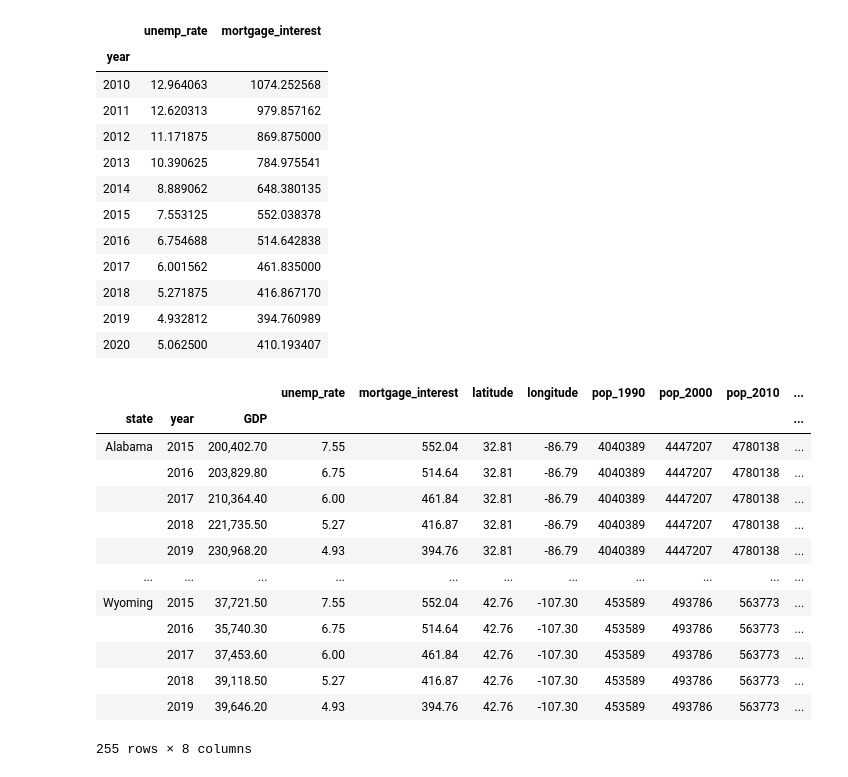
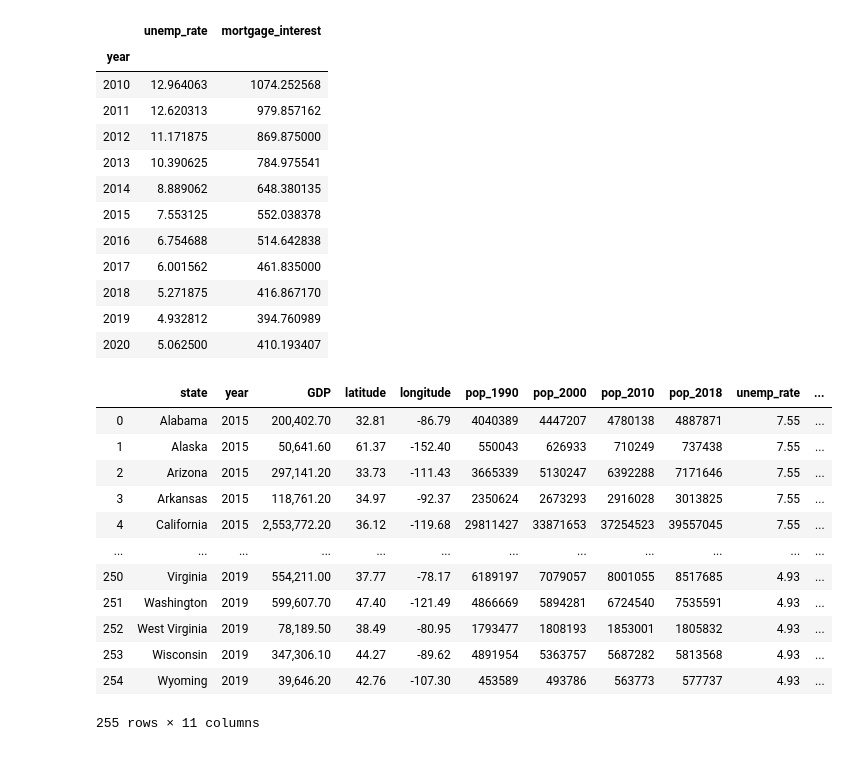
Before and after one commit to Shahidmumtaz/project_2, a Jupyter notebook: db/project_2.ipynb, the cells around one changed output. Cells and saved outputs as stored; diff of their text form; code cells hidden in the pictures.

```diff
--- a/db/project_2.ipynb
+++ b/db/project_2.ipynb
@@ -18,9 +19,3 @@ unemp_df.head()
 | 2 | LNS14000000Q | 2010 | Q03 | 2010 Qtr3 | 9.5 |
 | 3 | LNS14000000Q | 2010 | Q04 | 2010 Qtr4 | 9.5 |
 | 4 | LNS14000000Q | 2011 | Q01 | 2011 Qtr1 | 9.0 |
-# %%
-unemp_cleaned = unemp_df[~unemp_df["year"].isnull()]
-unemp_cols = unemp_cleaned[["Series ID", "year", "value"]]
-unemp_r = unemp_cols.groupby("year").mean()
-unemployment= unemp_r.rename(columns={"value": "unemp_rate"})
-unemployment.round(decimals=2)
@@ -57,9 +57,3 @@ mort_int_df
 | 7556 | LNU04200002Q | 2017 | Q03 | 2017 Qtr3 | 4.6 |
 | 7557 | LNU04200002Q | 2017 | Q04 | 2017 Qtr4 | 3.7 |
 7558 rows × 5 columns
-# %%
-mort_int_cols = mort_int_df[["Series ID", "year", "value"]]
-mortgage_int = mort_int_cols.groupby("year").mean()
-mortgage_int.dropna(how="all")
-mortgage_interest = mortgage_int.rename(columns={"value": "mortgage_interest"})
-mortgage_interest.round(decimals=2)
@@ -198,8 +205,10 @@ state_pop_30m
 | 15 | Iowa | 3000000 | 3000000 | 3000000 | 3000000 |
 | 24 | Mississippi | 3000000 | 3000000 | 3000000 | 3000000 |
 # %%
-GDP_states_merged = pd.merge(GDP_states_cleaned, Geo_coords, on="state", how="inner")
-GDP_states_merged
+GDP_states = pd.merge(GDP_states_cleaned, Geo_coords, on="state", how="inner")
+GDP_states.to_csv(r"C:\Users\faril\Desktop\project 2 draft\GDP_states.csv", encoding="utf-8")
+
+GDP_states
 # %% [output]
 |  | state | year | GDP | latitude | longitude | pop_1990 | pop_2000 | pop_2010 | pop_2018 |
 | 0 | Alabama | 2015 | 200,402.70 | 32.806671 | -86.79113 | 4040389 | 4447207 | 4780138 | 4887871 |
@@ -215,8 +224,8 @@ GDP_states_merged
 | 254 | Wyoming | 2019 | 39,646.20 | 42.755966 | -107.30249 | 453589 | 493786 | 563773 | 577737 |
 255 rows × 9 columns
 # %%
-GDP_states =GDP_states_merged.groupby(["state", "year", "GDP"]).sum()
-GDP_states.round(decimals=2)
+GDP_states_grouped =GDP_states.groupby(["state", "year", "GDP"]).sum()
+GDP_states_grouped.round(decimals=2)
 # %% [output]
 |  |  |  | latitude | longitude | pop_1990 | pop_2000 | pop_2010 | pop_2018 |
 | state | year | GDP |  |  |  |  |  |  |
@@ -250,25 +259,28 @@ data_merged_final
 | 2018 | 5.271875 | 416.867170 |
 | 2019 | 4.932812 | 394.760989 |
 | 2020 | 5.062500 | 410.193407 |
-# %%
-
-final_data =data_merged_final.join(GDP_states, sort=False)
-final_data.round(decimals=2)
-# %% [output]
-|  |  |  | unemp_rate | mortgage_interest | latitude | longitude | pop_1990 | pop_2000 | pop_2010 | ... |
-| state | year | GDP |  |  |  |  |  |  |  | ... |
-| Alabama | 2015 | 200,402.70 | 7.55 | 552.04 | 32.81 | -86.79 | 4040389 | 4447207 | 4780138 | ... |
-|  | 2016 | 203,829.80 | 6.75 | 514.64 | 32.81 | -86.79 | 4040389 | 4447207 | 4780138 | ... |
-|  | 2017 | 210,364.40 | 6.00 | 461.84 | 32.81 | -86.79 | 4040389 | 4447207 | 4780138 | ... |
-|  | 2018 | 221,735.50 | 5.27 | 416.87 | 32.81 | -86.79 | 4040389 | 4447207 | 4780138 | ... |
-|  | 2019 | 230,968.20 | 4.93 | 394.76 | 32.81 | -86.79 | 4040389 | 4447207 | 4780138 | ... |
-| ... | ... | ... | ... | ... | ... | ... | ... | ... | ... | ... |
-| Wyoming | 2015 | 37,721.50 | 7.55 | 552.04 | 42.76 | -107.30 | 453589 | 493786 | 563773 | ... |
-|  | 2016 | 35,740.30 | 6.75 | 514.64 | 42.76 | -107.30 | 453589 | 493786 | 563773 | ... |
-|  | 2017 | 37,453.60 | 6.00 | 461.84 | 42.76 | -107.30 | 453589 | 493786 | 563773 | ... |
-|  | 2018 | 39,118.50 | 5.27 | 416.87 | 42.76 | -107.30 | 453589 | 493786 | 563773 | ... |
-|  | 2019 | 39,646.20 | 4.93 | 394.76 | 42.76 | -107.30 | 453589 | 493786 | 563773 | ... |
-255 rows × 8 columns
+# %%
+
+#final_data =GDP_states.join(data_merged_final, sort=False)
+
+final_data = pd.merge(GDP_states, data_merged_final, on="year", how="inner")
+final_data.to_csv(r"C:\Users\faril\Desktop\project 2 draft\final_data.csv", encoding="utf-8")
+
+final_data.round(decimals=2)
+# %% [output]
+|  | state | year | GDP | latitude | longitude | pop_1990 | pop_2000 | pop_2010 | pop_2018 | unemp_rate | ... |
+| 0 | Alabama | 2015 | 200,402.70 | 32.81 | -86.79 | 4040389 | 4447207 | 4780138 | 4887871 | 7.55 | ... |
+| 1 | Alaska | 2015 | 50,641.60 | 61.37 | -152.40 | 550043 | 626933 | 710249 | 737438 | 7.55 | ... |
+| 2 | Arizona | 2015 | 297,141.20 | 33.73 | -111.43 | 3665339 | 5130247 | 6392288 | 7171646 | 7.55 | ... |
+| 3 | Arkansas | 2015 | 118,761.20 | 34.97 | -92.37 | 2350624 | 2673293 | 2916028 | 3013825 | 7.55 | ... |
+| 4 | California | 2015 | 2,553,772.20 | 36.12 | -119.68 | 29811427 | 33871653 | 37254523 | 39557045 | 7.55 | ... |
+| ... | ... | ... | ... | ... | ... | ... | ... | ... | ... | ... | ... |
+| 250 | Virginia | 2019 | 554,211.00 | 37.77 | -78.17 | 6189197 | 7079057 | 8001055 | 8517685 | 4.93 | ... |
+| 251 | Washington | 2019 | 599,607.70 | 47.40 | -121.49 | 4866669 | 5894281 | 6724540 | 7535591 | 4.93 | ... |
+| 252 | West Virginia | 2019 | 78,189.50 | 38.49 | -80.95 | 1793477 | 1808193 | 1853001 | 1805832 | 4.93 | ... |
+| 253 | Wisconsin | 2019 | 347,306.10 | 44.27 | -89.62 | 4891954 | 5363757 | 5687282 | 5813568 | 4.93 | ... |
+| 254 | Wyoming | 2019 | 39,646.20 | 42.76 | -107.30 | 453589 | 493786 | 563773 | 577737 | 4.93 | ... |
+255 rows × 11 columns
 # %%
 rds_connection_string = "postgres:Abc*1234@127.0.0.1:5432/project_2"
 engine = create_engine(f'postgres://{rds_connection_string}')
```
Also changed, not shown: parts of 12 cells of this notebook.
